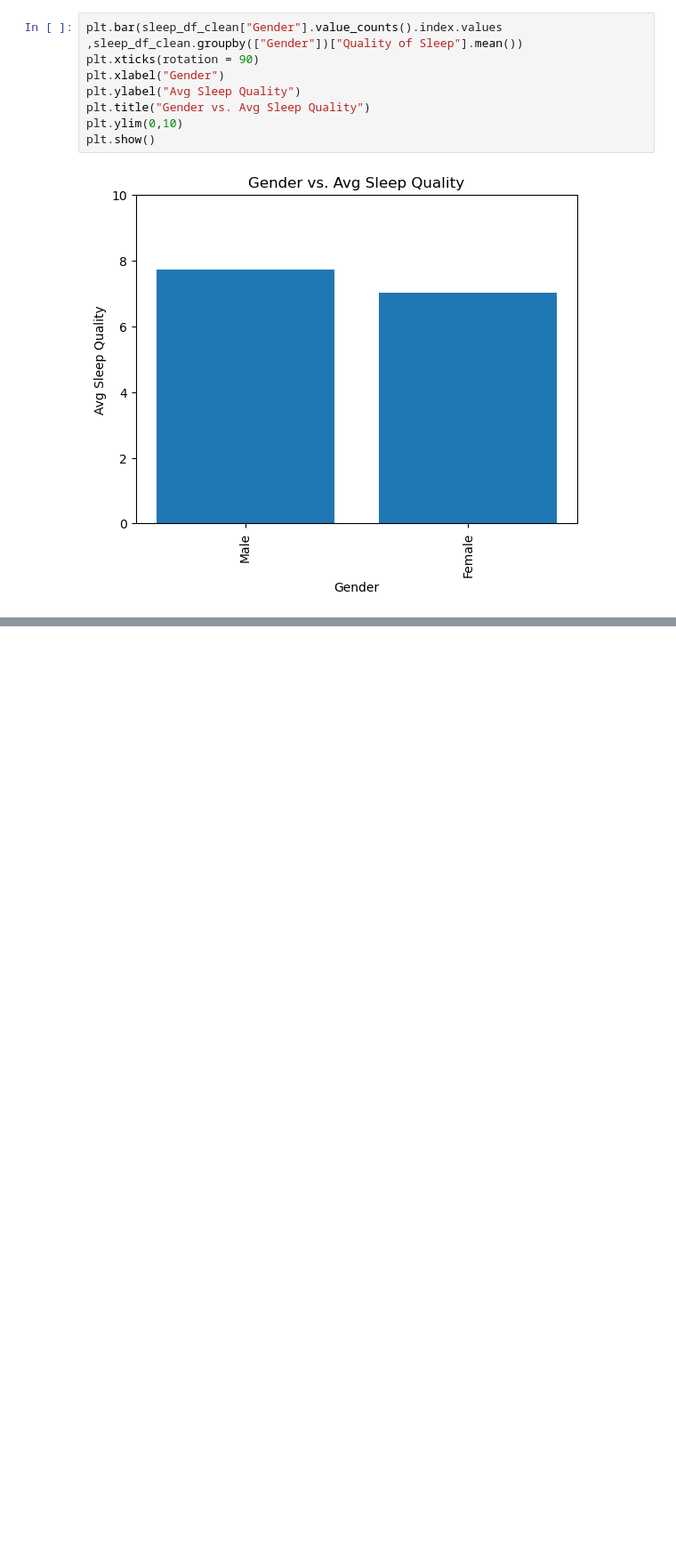
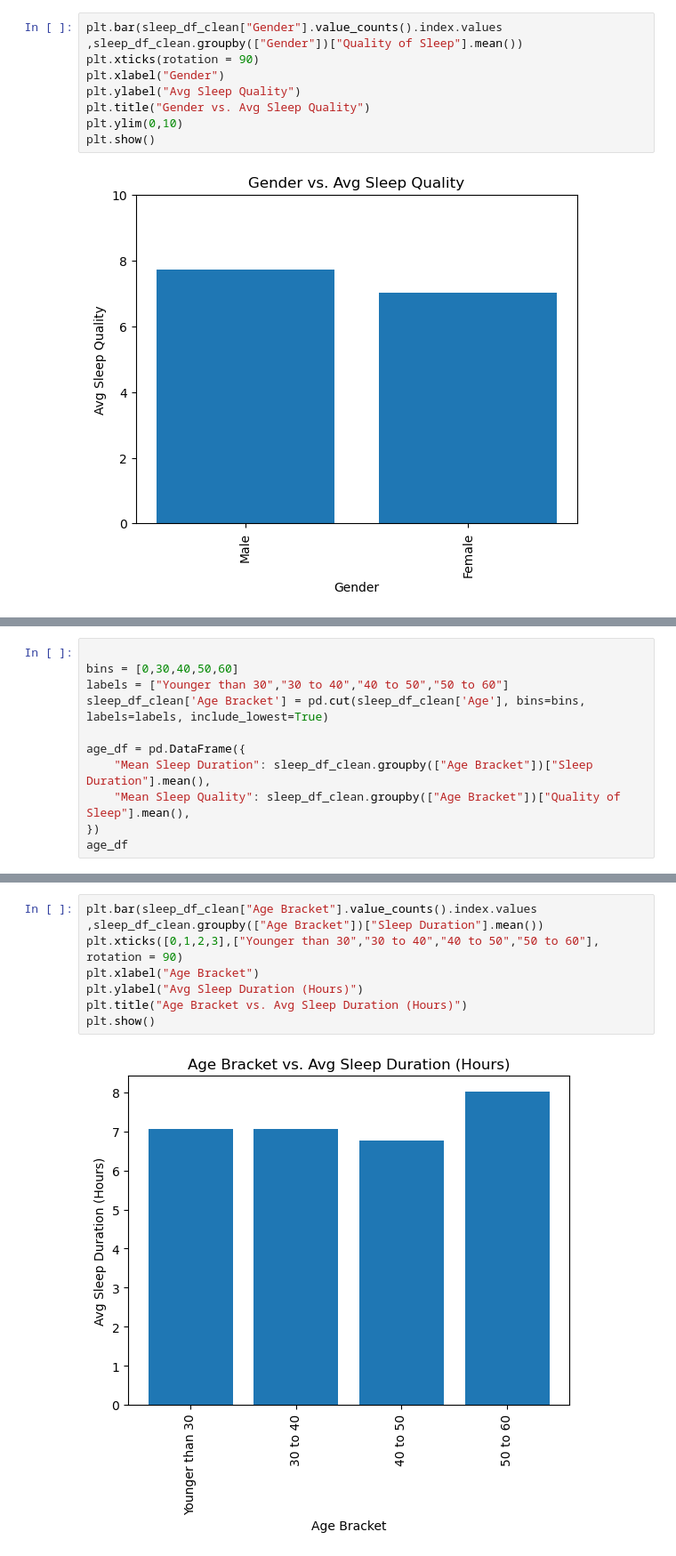
Before and after one commit to johnweissmann/project-1, a Jupyter notebook: main.ipynb, the cells around one changed output, grey strips where cells are left out. Shown at 89% size. Cells and saved outputs as stored; diff of their text form; blank space fills up the shorter version.

```diff
--- a/main.ipynb
+++ b/main.ipynb
@@ -107,0 +118,11 @@ plt.show()
+# %%
+
+bins = [0,30,40,50,60]
+labels = ["Younger than 30","30 to 40","40 to 50","50 to 60"]
+sleep_df_clean['Age Bracket'] = pd.cut(sleep_df_clean['Age'], bins=bins, labels=labels, include_lowest=True)
+
+age_df = pd.DataFrame({
+    "Mean Sleep Duration": sleep_df_clean.groupby(["Age Bracket"])["Sleep Duration"].mean(),
+    "Mean Sleep Quality": sleep_df_clean.groupby(["Age Bracket"])["Quality of Sleep"].mean(),
+})
+age_df
@@ -107,0 +141,9 @@ plt.show()
+# %%
+plt.bar(sleep_df_clean["Age Bracket"].value_counts().index.values ,sleep_df_clean.groupby(["Age Bracket"])["Sleep Duration"].mean())
+plt.xticks([0,1,2,3],["Younger than 30","30 to 40","40 to 50","50 to 60"], rotation = 90)
+plt.xlabel("Age Bracket")
+plt.ylabel("Avg Sleep Duration (Hours)")
+plt.title("Age Bracket vs. Avg Sleep Duration (Hours)")
+plt.show()
+# %% [output]
+[figure, added]
```
Also changed, not shown: parts of 4 cells of this notebook.
